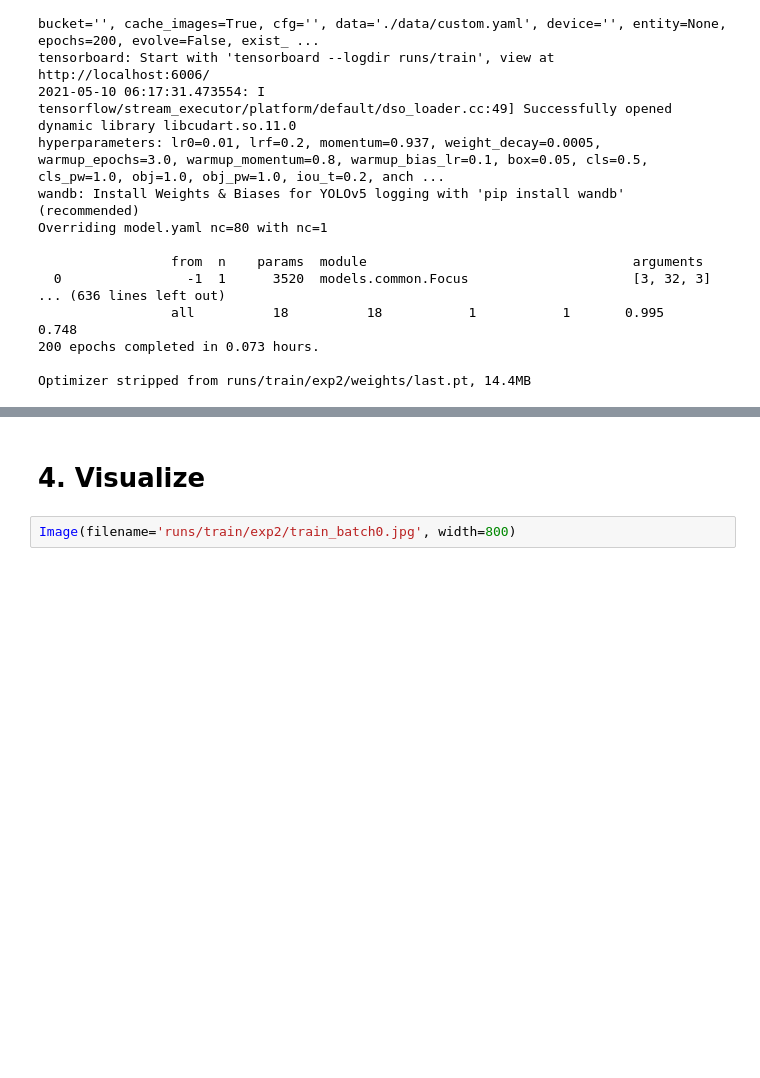
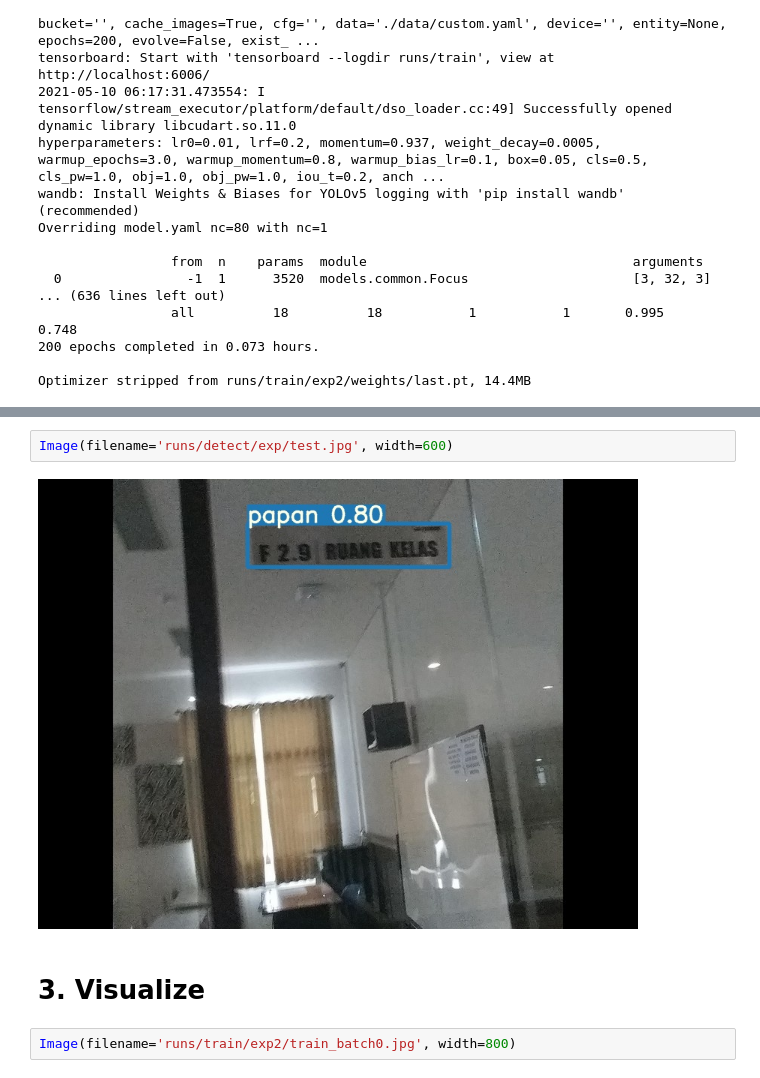
Before and after one commit to ragilhadi/machine-learning, a Jupyter notebook: YOLO-OBJECT-DETECTION.ipynb, the cells around one changed output, grey strips where cells are left out. Cells and saved outputs as stored; diff of their text form; blank space fills up the shorter version.

```diff
--- a/YOLO-OBJECT-DETECTION.ipynb
+++ b/YOLO-OBJECT-DETECTION.ipynb
@@ -69,5 +74,9 @@ Optimizer stripped from runs/train/exp2/weights/last.pt, 14.4MB
+# %%
+Image(filename='runs/detect/exp/test.jpg', width=600)
+# %% [output]
+[figure, added]
 # %% [markdown]
-# 4. Visualize
+# 3. Visualize
 # %%
 Image(filename='runs/train/exp2/train_batch0.jpg', width=800)
 # %% [output]
```
Also changed, not shown: parts of 6 cells of this notebook.
